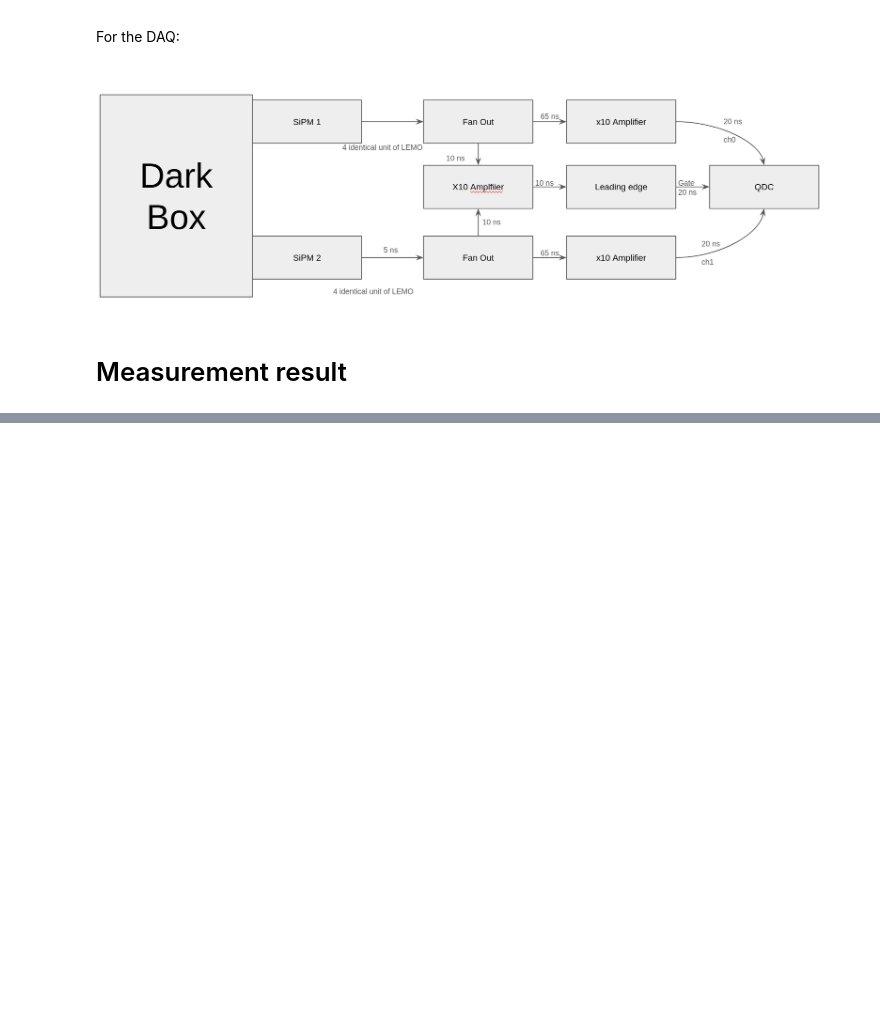
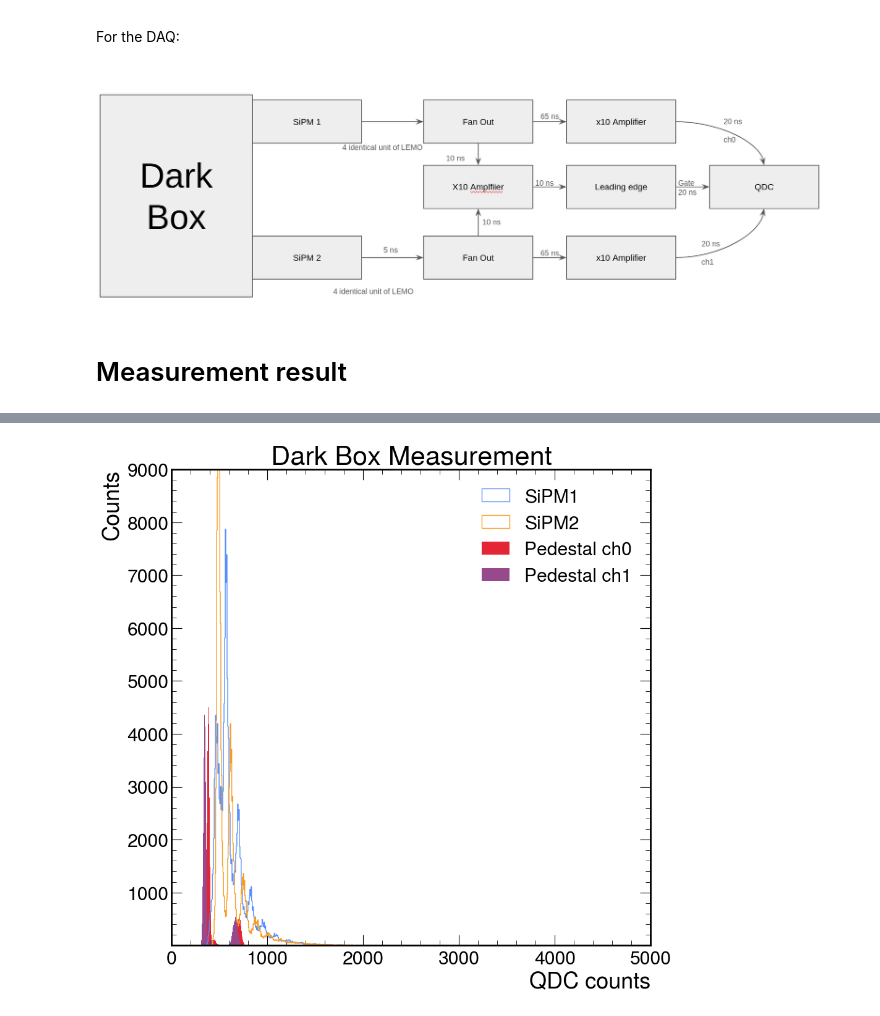
Before and after one commit to keiyinau/LabDataAnalysis, a Jupyter notebook: datas/dataset_Jun6/DarkBoxAnalysis.ipynb, the cells around one changed output, grey strips where cells are left out. Cells and saved outputs as stored; diff of their text form; code cells hidden in the pictures; blank space fills up the shorter version.

```diff
--- a/datas/dataset_Jun6/DarkBoxAnalysis.ipynb
+++ b/datas/dataset_Jun6/DarkBoxAnalysis.ipynb
@@ -58,2 +60,22 @@ plt.ylim(0,9000)
 plt.legend()
 plt.show()
+# %%
+setup1=pd.read_csv("DarkBox/Verify1.txt",sep=" ")
+setup2=pd.read_csv("DarkBox/Verify2.txt",sep=" ")
+Pedestal=pd.read_csv("DarkBox/pedestal.txt",sep=" ")
+channel_consideration="ch1"
+bins_num="auto"
+
+plt.hist(setup1['ch0'], bins=bins_num,histtype='step',label="SiPM1")
+plt.hist(setup1['ch1'], bins=bins_num,histtype='step',label="SiPM2")
+plt.hist(Pedestal['ch0'], bins=bins_num,label="Pedestal ch0")
+plt.hist(Pedestal['ch1'], bins=bins_num,label="Pedestal ch1")
+plt.title("Dark Box Measurement")
+plt.xlabel("QDC counts")
+plt.ylabel("Counts")
+plt.xlim(0,5000)
+plt.ylim(1,9000)
+plt.legend()
+plt.show()
+# %% [output]
+[figure, added]
```
Also changed, not shown: parts of 4 cells of this notebook, 35 other files.
